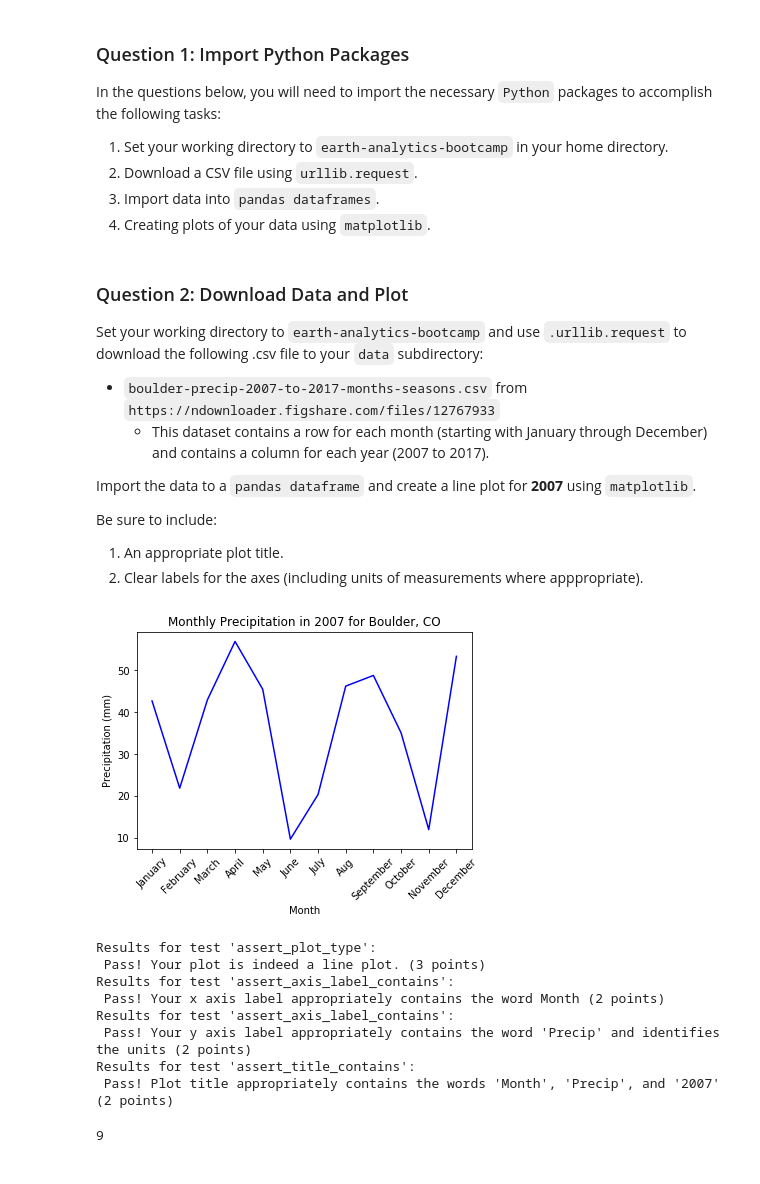
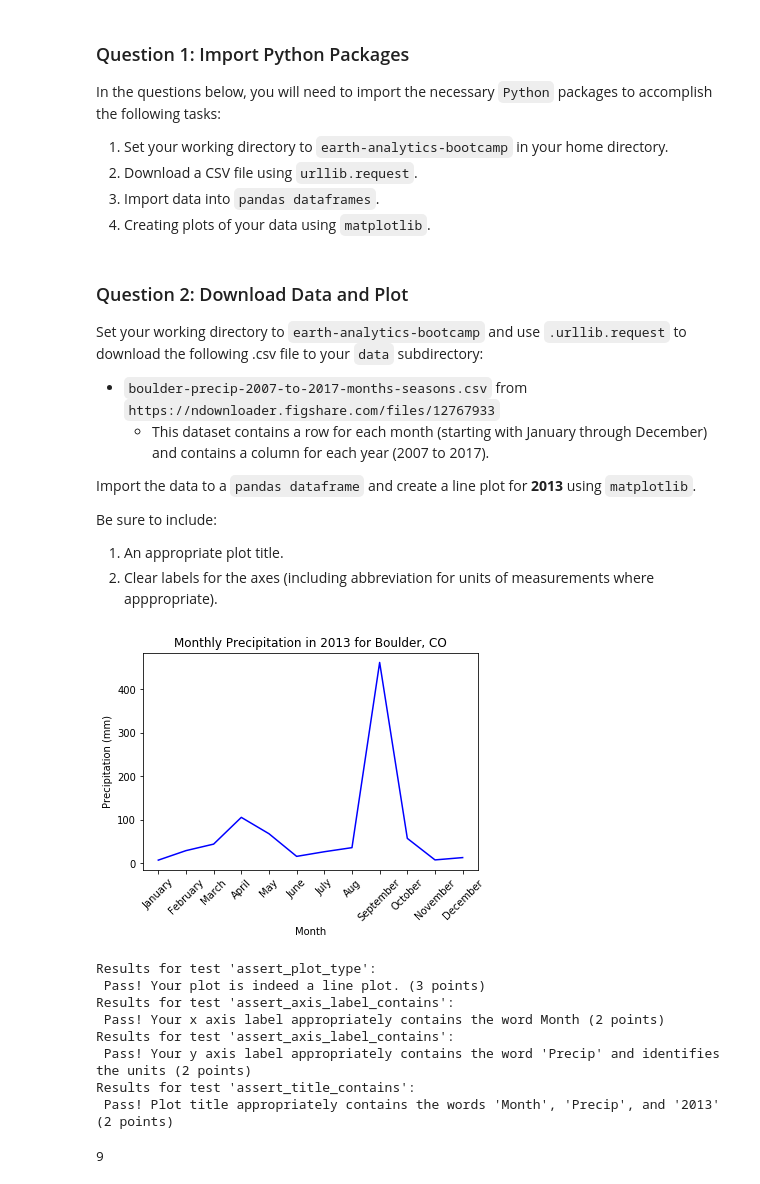
Before and after one commit to kcranston/autograding-notebooks, a Jupyter notebook: notebooks/bootcamp-test-assignment.ipynb, the cells around one changed output. Saved outputs shown, nothing was run; the diff lists cells and outputs as text; code cells hidden in the pictures.

Commit message:
Troubleshoot assert_xydata failed test

```diff
--- a/notebooks/bootcamp-test-assignment.ipynb
+++ b/notebooks/bootcamp-test-assignment.ipynb
@@ -36,46 +36,48 @@ Set your working directory to `earth-analytics-bootcamp` and use `.urllib.reques
 * `boulder-precip-2007-to-2017-months-seasons.csv` from `https://ndownloader.figshare.com/files/12767933`
     * This dataset contains a row for each month (starting with January through December) and contains a column for each year (2007 to 2017).
 
-Import the data to a `pandas dataframe` and create a line plot for **2007** using `matplotlib`.
+Import the data to a `pandas dataframe` and create a line plot for **2013** using `matplotlib`.
 
 Be sure to include:
 1. An appropriate plot title.
-2. Clear labels for the axes (including units of measurements where apppropriate).
+2. Clear labels for the axes (including abbreviation for units of measurements where apppropriate).
 # %%
-# Create plot for 2007
+# Create plot for 2013
 
 # BEGIN SOLUTION
 
 # Set working directory
 os.chdir(os.path.join(et.io.HOME, 'earth-analytics-bootcamp'))
 
 # Download the monthly average precipitation values
 urllib.request.urlretrieve(url = "https://ndownloader.figshare.com/files/12767933",
                            filename = "data/boulder-precip-2007-to-2017-months-seasons.csv")
 
 # Import to pandas dataframe
 precip_2007_to_2017_months = pd.read_csv("data/boulder-precip-2007-to-2017-months-seasons.csv")
+#precip_2007 = precip_2007_to_2017_months[["months", "y2013"]]
 
 fig, ax = plt.subplots()
 
 # Add the x-axis and the y-axis to the plot
-ax.plot(precip_2007_to_2017_months.months, precip_2007_to_2017_months.y2007, color="blue")
+#ax.plot(precip_2007_to_2017_months["months"], precip_2007_to_2017_months["y2013"], color="blue")
+ax.plot(precip_2007_to_2017_months.months, precip_2007_to_2017_months.y2013, color="blue")
 
 # Set plot title
-ax.set(title="Monthly Precipitation in 2007 for Boulder, CO")
+ax.set(title="Monthly Precipitation in 2013 for Boulder, CO")
 
 # Add labels to the axes
 ax.set(xlabel="Month", ylabel="Precipitation (mm)")
 
 # rotate tick marks on x-axis
 plt.setp(ax.get_xticklabels(), rotation=45);
 
 # END SOLUTION
 
 ### DO NOT REMOVE LINE BELOW ###
 ts_1_plot = nb.convert_axes(plt)
 # %% [output]
-[figure, old version]
+[figure, new version]
 # %%
 def run_test(func, points, *args, correct_message="default correct", error_message="default error", **kwargs):
     results = {"points": 0, "pass": False}
@@ -127,8 +129,8 @@ plot_y_lab_test = run_test(hw_plot1.assert_axis_label_contains, 2, axis="y", lst
                   error_message="Check your y axis label for a more appropriate label with units identified.")
 results.append(plot_y_lab_test)
 
-plot_title_test = run_test(hw_plot1.assert_title_contains, 2, ["Month", "Precip", "2007"],
-                   correct_message="Plot title appropriately contains the words 'Month', 'Precip', and '2007'",
+plot_title_test = run_test(hw_plot1.assert_title_contains, 2, ["Month", "Precip", "2013"],
+                   correct_message="Plot title appropriately contains the words 'Month', 'Precip', and '2013'",
                    error_message="Check your plot title words for a more appropriate title.")
 results.append(plot_title_test)
 
@@ -141,7 +143,7 @@ Results for test 'assert_axis_label_contains':
 Results for test 'assert_axis_label_contains':
  Pass! Your y axis label appropriately contains the word 'Precip' and identifies the units (2 points)
 Results for test 'assert_title_contains':
- Pass! Plot title appropriately contains the words 'Month', 'Precip', and '2007' (2 points)
+ Pass! Plot title appropriately contains the words 'Month', 'Precip', and '2013' (2 points)
 9
 # %%
 ### BEGIN HIDDEN TESTS
```
Also changed, not shown: parts of 3 cells of this notebook.
